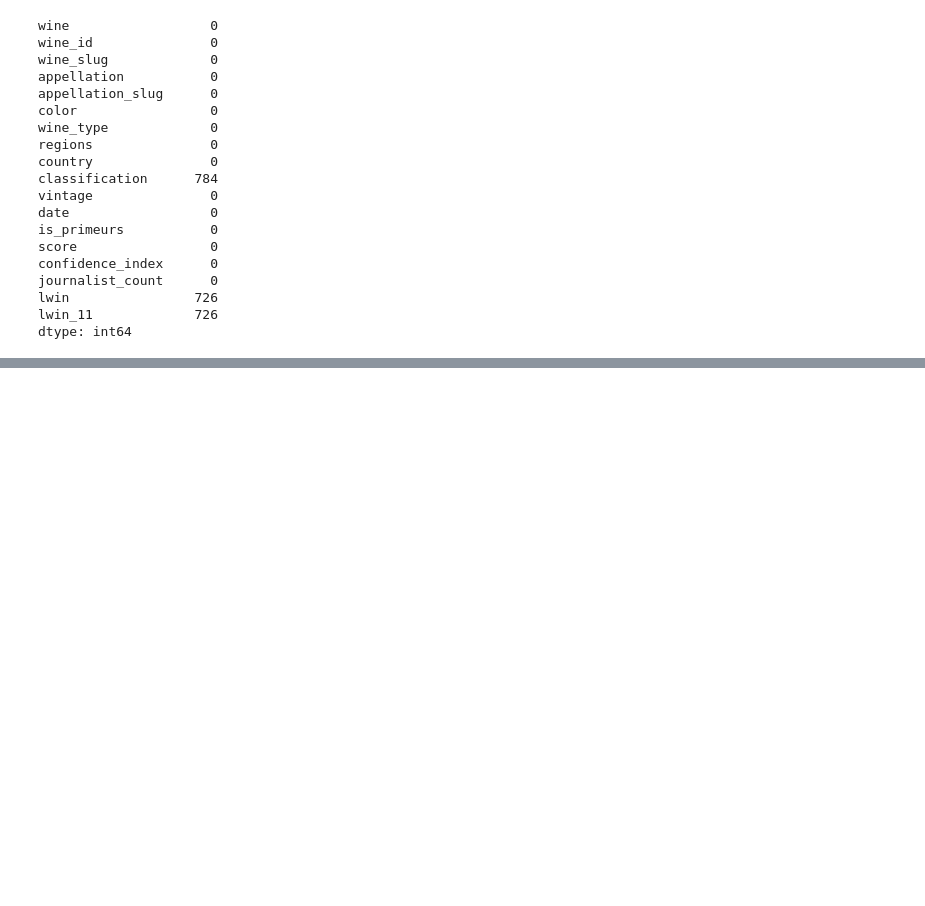
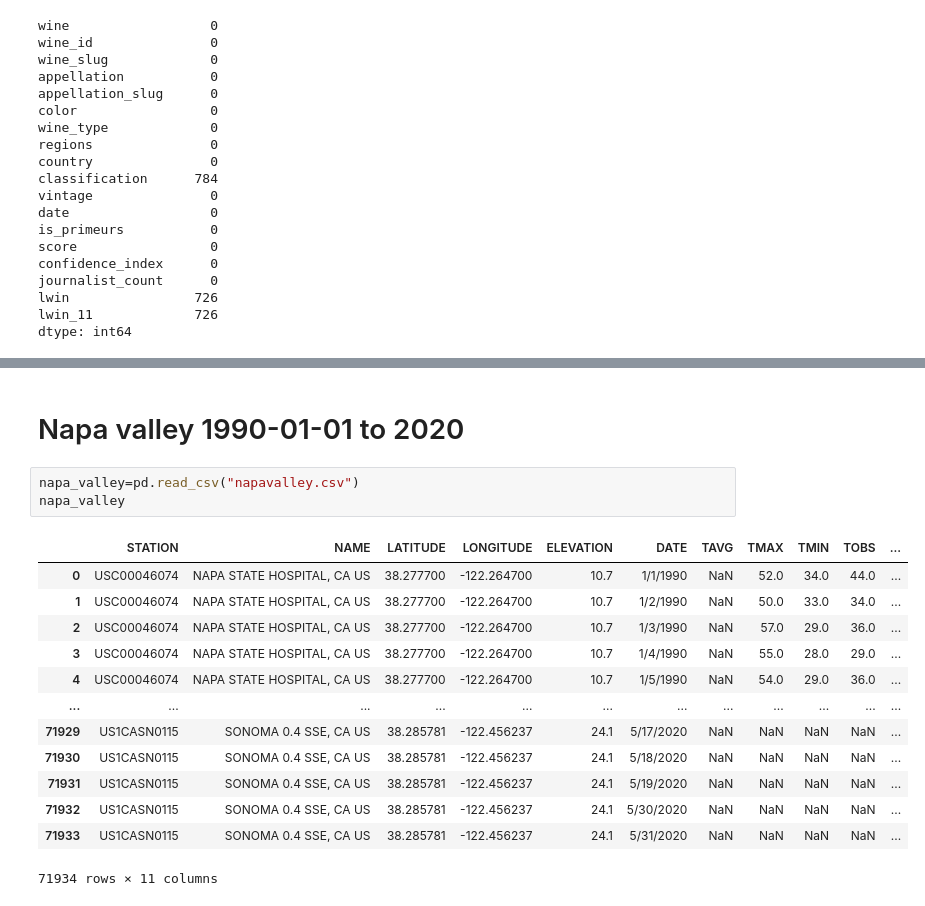
Before and after one commit to ndxn/Partners-in-Wine, a Jupyter notebook: WineGlobalApi.ipynb, the cells around one changed output, grey strips where cells are left out. Cells and saved outputs as stored; diff of their text form; blank space fills up the shorter version.

```diff
--- a/WineGlobalApi.ipynb
+++ b/WineGlobalApi.ipynb
@@ -231,0 +274,19 @@ wine_df
+# %% [markdown]
+# Napa valley 1990-01-01  to 2020
+# %%
+napa_valley=pd.read_csv("napavalley.csv")
+napa_valley
+# %% [output]
+|  | STATION | NAME | LATITUDE | LONGITUDE | ELEVATION | DATE | TAVG | TMAX | TMIN | TOBS | ... |
+| 0 | USC00046074 | NAPA STATE HOSPITAL, CA US | 38.277700 | -122.264700 | 10.7 | 1/1/1990 | NaN | 52.0 | 34.0 | 44.0 | ... |
+| 1 | USC00046074 | NAPA STATE HOSPITAL, CA US | 38.277700 | -122.264700 | 10.7 | 1/2/1990 | NaN | 50.0 | 33.0 | 34.0 | ... |
+| 2 | USC00046074 | NAPA STATE HOSPITAL, CA US | 38.277700 | -122.264700 | 10.7 | 1/3/1990 | NaN | 57.0 | 29.0 | 36.0 | ... |
+| 3 | USC00046074 | NAPA STATE HOSPITAL, CA US | 38.277700 | -122.264700 | 10.7 | 1/4/1990 | NaN | 55.0 | 28.0 | 29.0 | ... |
+| 4 | USC00046074 | NAPA STATE HOSPITAL, CA US | 38.277700 | -122.264700 | 10.7 | 1/5/1990 | NaN | 54.0 | 29.0 | 36.0 | ... |
+| ... | ... | ... | ... | ... | ... | ... | ... | ... | ... | ... | ... |
+| 71929 | US1CASN0115 | SONOMA 0.4 SSE, CA US | 38.285781 | -122.456237 | 24.1 | 5/17/2020 | NaN | NaN | NaN | NaN | ... |
+| 71930 | US1CASN0115 | SONOMA 0.4 SSE, CA US | 38.285781 | -122.456237 | 24.1 | 5/18/2020 | NaN | NaN | NaN | NaN | ... |
+| 71931 | US1CASN0115 | SONOMA 0.4 SSE, CA US | 38.285781 | -122.456237 | 24.1 | 5/19/2020 | NaN | NaN | NaN | NaN | ... |
+| 71932 | US1CASN0115 | SONOMA 0.4 SSE, CA US | 38.285781 | -122.456237 | 24.1 | 5/30/2020 | NaN | NaN | NaN | NaN | ... |
+| 71933 | US1CASN0115 | SONOMA 0.4 SSE, CA US | 38.285781 | -122.456237 | 24.1 | 5/31/2020 | NaN | NaN | NaN | NaN | ... |
+71934 rows × 11 columns
```
Also changed, not shown: parts of 16 cells of this notebook.
